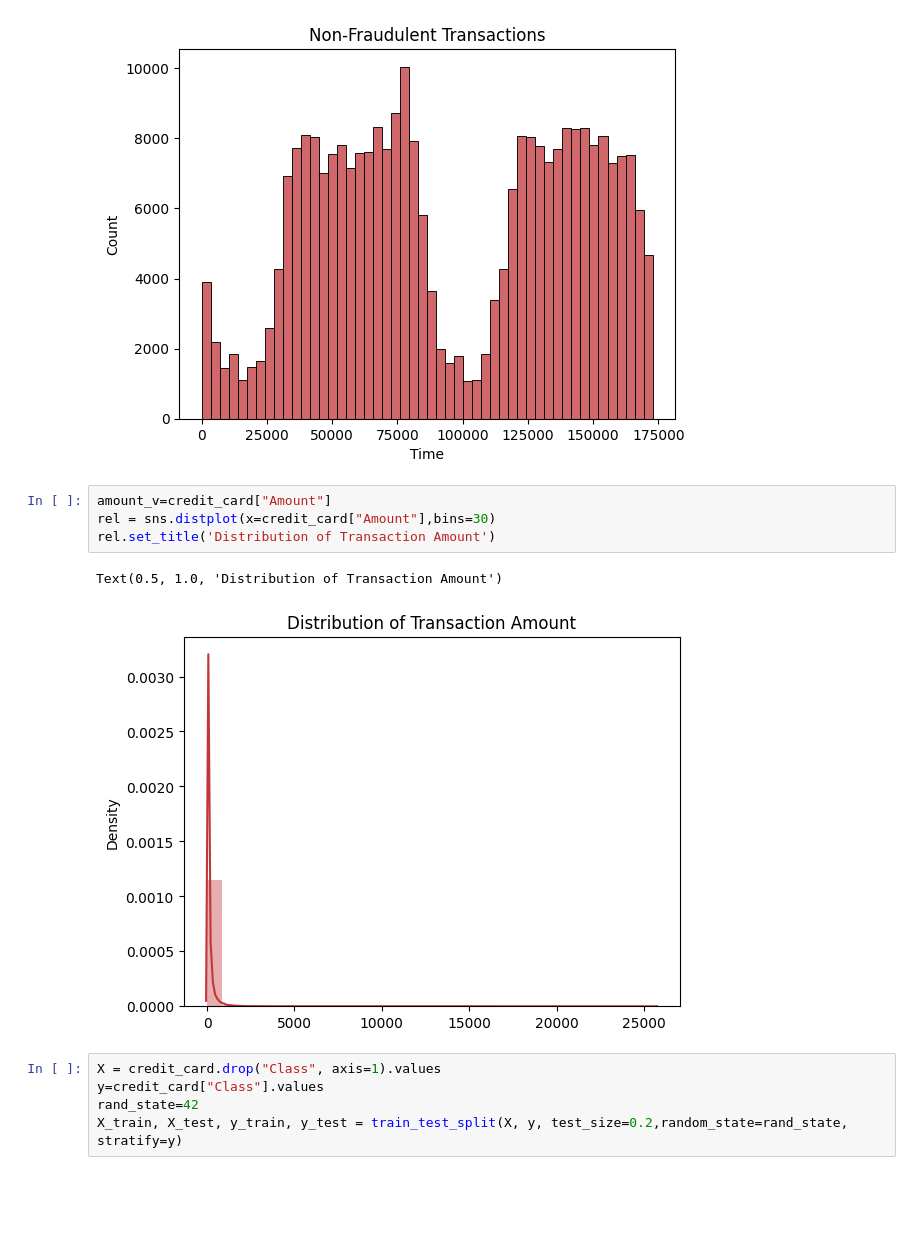
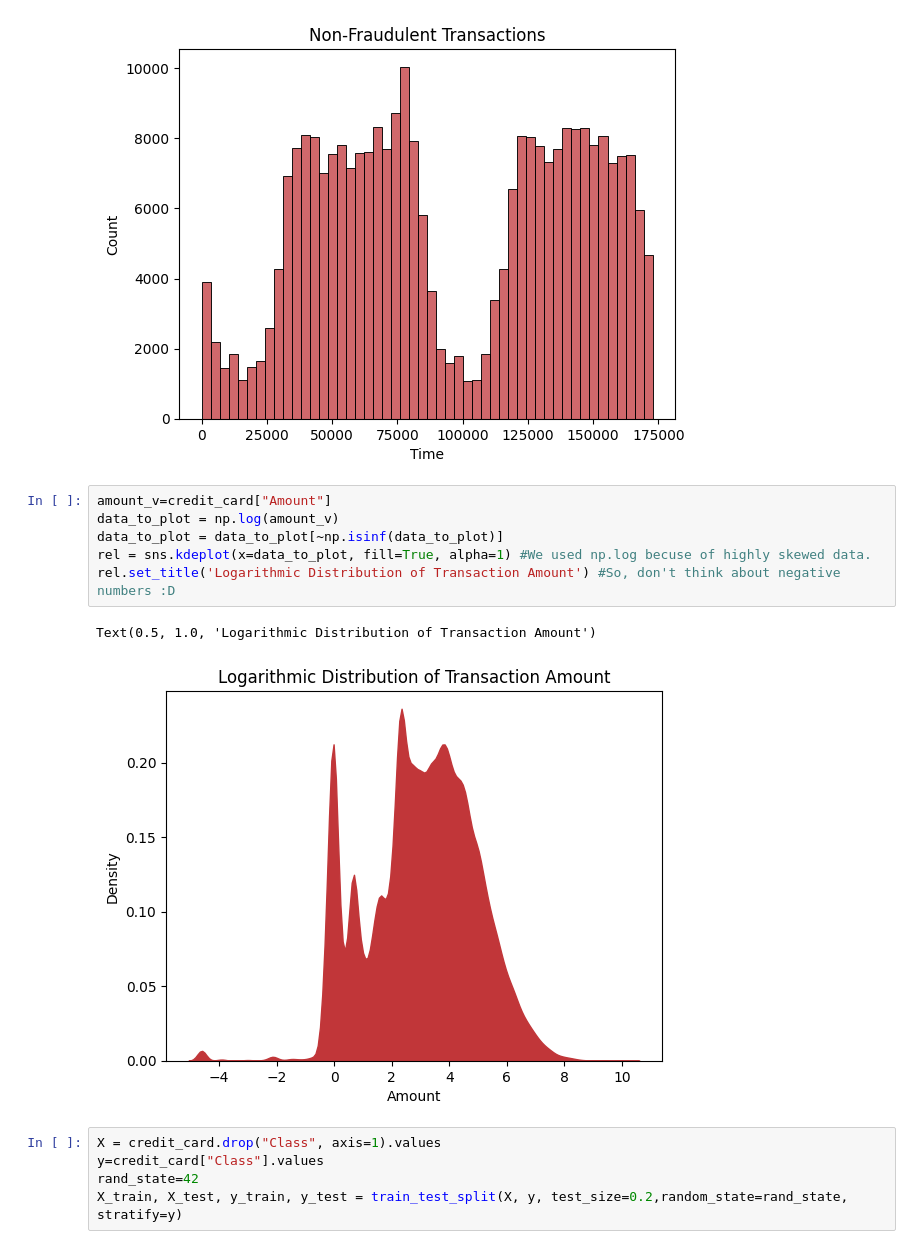
Before and after one commit to abdullahkavakli/Credit-Card-Fraud-Detection-Using-KNN, a Jupyter notebook: Credit Card Fraud Detection.ipynb, the cells around one changed output. Saved outputs shown, nothing was run; the diff lists cells and outputs as text; blank space fills up the shorter version.

```diff
--- a/Credit Card Fraud Detection.ipynb
+++ b/Credit Card Fraud Detection.ipynb
@@ -132,11 +133,13 @@ plt.show()
 [figure]
 # %%
 amount_v=credit_card["Amount"]
-rel = sns.distplot(x=credit_card["Amount"],bins=30)
-rel.set_title('Distribution of Transaction Amount')
+data_to_plot = np.log(amount_v)
+data_to_plot = data_to_plot[~np.isinf(data_to_plot)]
+rel = sns.kdeplot(x=data_to_plot, fill=True, alpha=1) #We used np.log becuse of highly skewed data.
+rel.set_title('Logarithmic Distribution of Transaction Amount') #So, don't think about negative numbers :D
 # %% [output]
-Text(0.5, 1.0, 'Distribution of Transaction Amount')
+Text(0.5, 1.0, 'Logarithmic Distribution of Transaction Amount')
-[figure, old version]
+[figure, new version]
 # %%
 X = credit_card.drop("Class", axis=1).values
 y=credit_card["Class"].values
```
Also changed, not shown: parts of 26 cells of this notebook.
